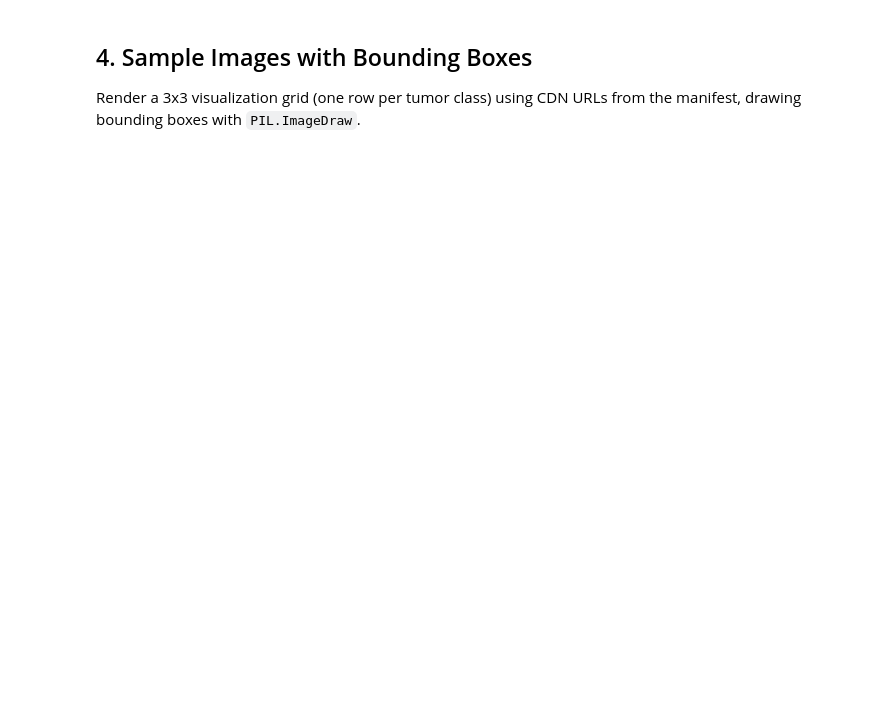
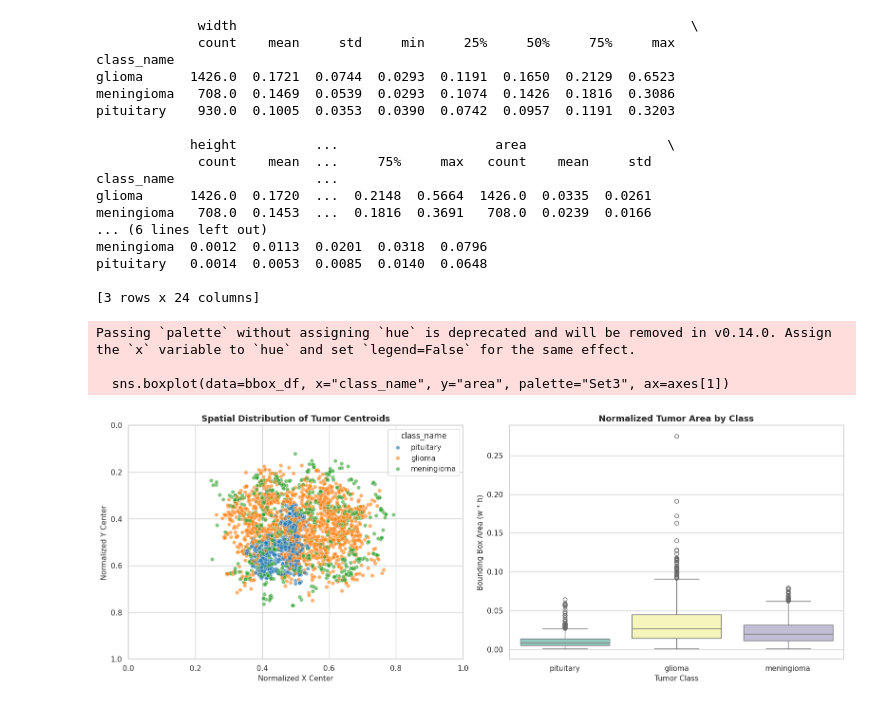
Before and after one commit to RudhanLodhi/DinoV2_PEFT, a Jupyter notebook: notebooks/02_data_exploration_brain_tumor.ipynb, the cells around one changed output. Saved outputs shown, nothing was run; the diff lists cells and outputs as text; code cells hidden in the pictures; blank space fills up the shorter version.

```diff
--- a/notebooks/02_data_exploration_brain_tumor.ipynb
+++ b/notebooks/02_data_exploration_brain_tumor.ipynb
@@ -86,61 +130,64 @@ Analyze bounding box geometry including normalized widths, heights, areas, and c
 # %%
 """
-Extract normalized bounding box dimensions and plot spatial centroids and size distributions.
+Extract normalized bounding box dimensions from record['bbox_metadata'] and visualize spatial distributions.
 """
-from typing import Any
-import matplotlib.pyplot as plt
-import pandas as pd
-import seaborn as sns
-
 def extract_bbox_dataframe(records: list[dict[str, Any]]) -> pd.DataFrame:
-    """
-    Converts raw annotation boxes into a structured pandas DataFrame with geometry metrics.
-    """
     rows: list[dict[str, Any]] = []
     for r in records:
-        boxes = r.get("annotations", {}).get("boxes", [])
-        for box in boxes:
+        for box in r.get("bbox_metadata", []):
             cls_id, xc, yc, w, h = int(box[0]), float(box[1]), float(box[2]), float(box[3]), float(box[4])
             rows.append(
                 {
                     "class_name": CLASS_MAP.get(cls_id, "unknown"),
                     "x_center": xc,
                     "y_center": yc,
                     "width": w,
                     "height": h,
                     "area": w * h,
                 }
             )
     return pd.DataFrame(rows)
 
 all_slices = train_records + val_records + test_records
 bbox_df: pd.DataFrame = extract_bbox_dataframe(all_slices)
-print(bbox_df.groupby("class_name")[["width", "height", "area"]].describe())
+print(bbox_df.groupby("class_name")[["width", "height", "area"]].describe().round(4))
 
 fig, axes = plt.subplots(1, 2, figsize=(16, 6))
 sns.scatterplot(
-    data=bbox_df,
-    x="x_center",
-    y="y_center",
-    hue="class_name",
-    alpha=0.6,
-    palette="tab10",
-    s=40,
-    ax=axes[0],
+    data=bbox_df, x="x_center", y="y_center", hue="class_name",
+    alpha=0.6, palette="tab10", s=35, ax=axes[0],
 )
 axes[0].set_title("Spatial Distribution of Tumor Centroids", fontsize=13, fontweight="bold")
 axes[0].set_xlim(0.0, 1.0)
 axes[0].set_ylim(1.0, 0.0)
 axes[0].set_xlabel("Normalized X Center", fontsize=11)
 axes[0].set_ylabel("Normalized Y Center", fontsize=11)
 
 sns.boxplot(data=bbox_df, x="class_name", y="area", palette="Set3", ax=axes[1])
 axes[1].set_title("Normalized Tumor Area by Class", fontsize=13, fontweight="bold")
 axes[1].set_xlabel("Tumor Class", fontsize=11)
 axes[1].set_ylabel("Bounding Box Area (w * h)", fontsize=11)
 plt.tight_layout()
 plt.show()
+# %% [output]
+             width                                                          \
+             count    mean     std     min     25%     50%     75%     max
+class_name
+glioma      1426.0  0.1721  0.0744  0.0293  0.1191  0.1650  0.2129  0.6523
+meningioma   708.0  0.1469  0.0539  0.0293  0.1074  0.1426  0.1816  0.3086
+pituitary    930.0  0.1005  0.0353  0.0390  0.0742  0.0957  0.1191  0.3203
+
+            height          ...                    area                  \
+             count    mean  ...     75%     max   count    mean     std
+class_name                  ...
+glioma      1426.0  0.1720  ...  0.2148  0.5664  1426.0  0.0335  0.0261
+meningioma   708.0  0.1453  ...  0.1816  0.3691   708.0  0.0239  0.0166
+... (6 lines left out)
+meningioma  0.0012  0.0113  0.0201  0.0318  0.0796
+pituitary   0.0014  0.0053  0.0085  0.0140  0.0648
+
+[3 rows x 24 columns]
+Passing `palette` without assigning `hue` is deprecated and will be removed in v0.14.0. Assign the `x` variable to `hue` and set `legend=False` for the same effect.
+
+  sns.boxplot(data=bbox_df, x="class_name", y="area", palette="Set3", ax=axes[1])
+[figure, added]
-# %% [markdown]
-## 4. Sample Images with Bounding Boxes
-
-Render a 3x3 visualization grid (one row per tumor class) using CDN URLs from the manifest, drawing bounding boxes with `PIL.ImageDraw`.
```
Also changed, not shown: parts of 17 cells of this notebook, 11 other files.
